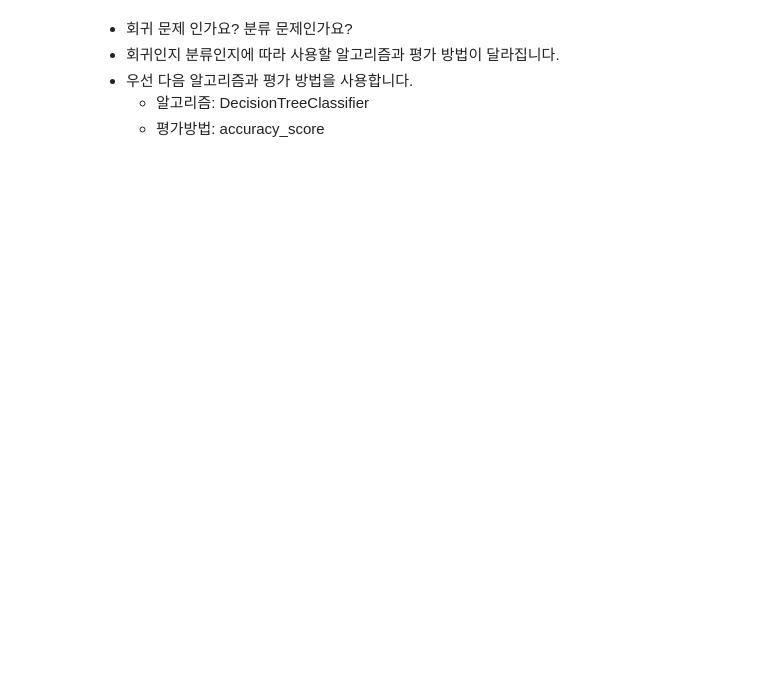
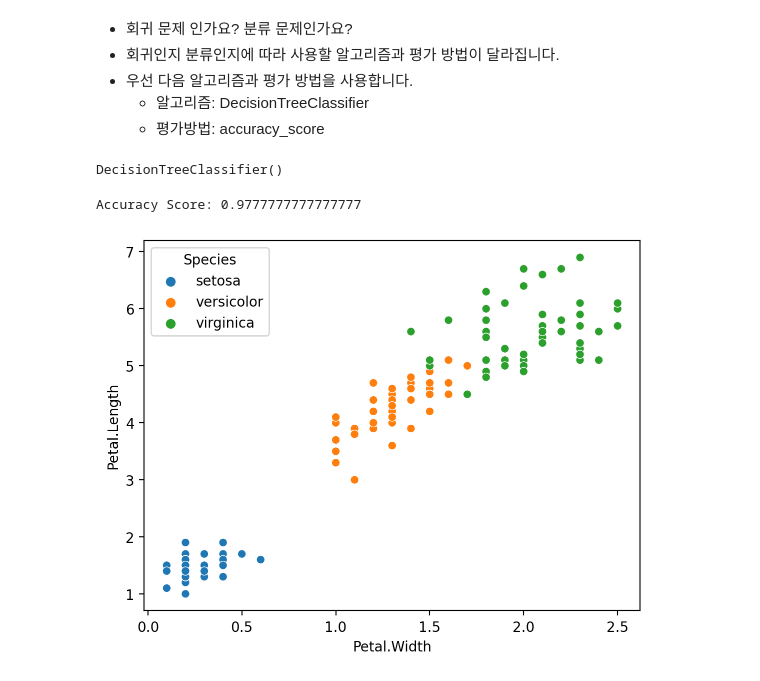
Before and after one commit to chrisseo2002/Machine_Learning, a Jupyter notebook: 익히기/실습01_03_코딩연습(Iris).ipynb, the cells around one changed output. Drawn from its saved outputs; the diff is of its cells as text; code cells hidden in the pictures; blank space fills up the shorter version.

```diff
--- a/익히기/실습01_03_코딩연습(Iris).ipynb
+++ b/익히기/실습01_03_코딩연습(Iris).ipynb
@@ -102,4 +165,7 @@ data.head()
 # %%
 # 3단계: 학습하기
+model.fit(x_train, y_train)
+# %% [output]
+DecisionTreeClassifier()
 # %%
 # 4단계: 예측하기
@@ -106,2 +173,10 @@ data.head()
 # %%
 # 5단계 평가하기
+print('Accuracy Score:',accuracy_score(y_test, y_pred))
+# %% [output]
+Accuracy Score: 0.9777777777777777
+# %%
+sns.scatterplot(x='Petal.Width', y='Petal.Length', hue='Species', data = data)
+plt.show()
+# %% [output]
+[figure, added]
```
Also changed, not shown: parts of 14 cells of this notebook, 2 other files.
